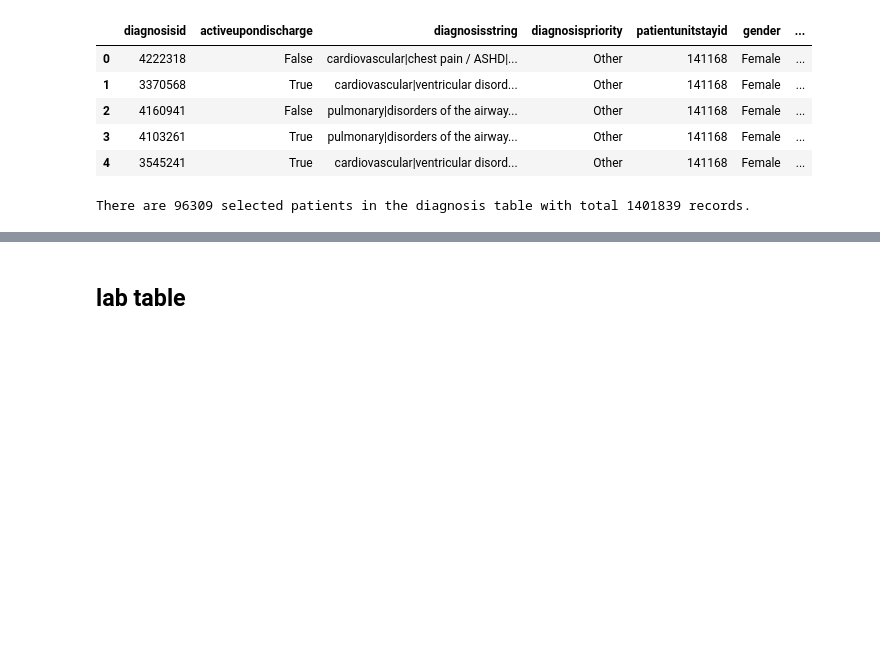
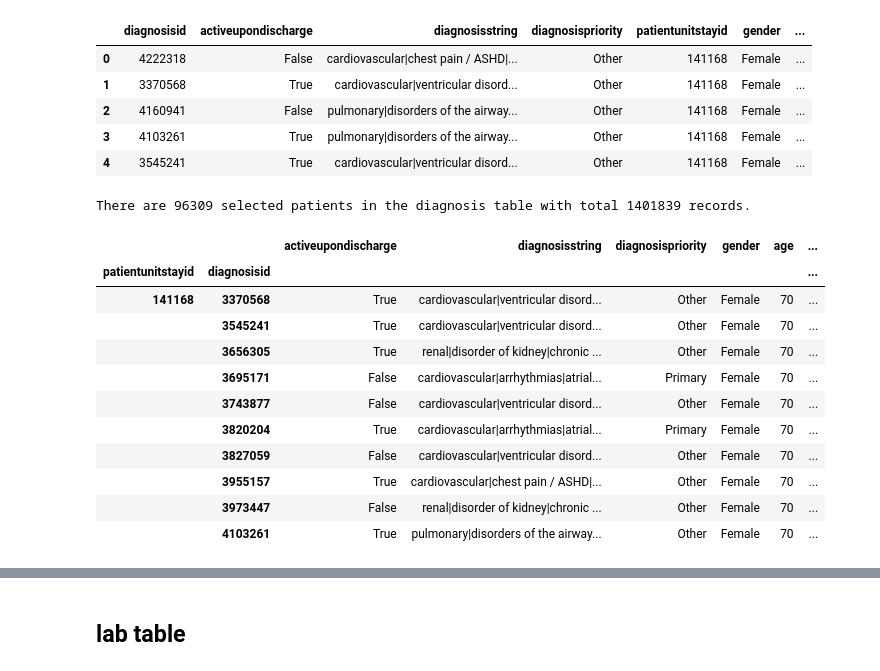
Before and after one commit to joy628/master-project, a Jupyter notebook: data-preprocessing/patient.ipynb, the cells around one changed output, grey strips where cells are left out. Cells and saved outputs as stored; diff of their text form; code cells hidden in the pictures; blank space fills up the shorter version.

Commit message:
analysis dignosis table

```diff
--- a/data-preprocessing/patient.ipynb
+++ b/data-preprocessing/patient.ipynb
@@ -395,3 +557,27 @@ n_diagnosis_selected= len(df_diagnosis_selected['diagnosisid'])
 print("There are {} selected patients in the diagnosis table with total {} records.".format(df_diagnosis_selected['patientunitstayid'].nunique(),n_diagnosis_selected))
 # %% [output]
 There are 96309 selected patients in the diagnosis table with total 1401839 records.
+# %%
+df_diagnosis_selected = pd.read_csv('/Users/meisun/Documents/study/thesis/master project/data-preprocessing/selected_patients_diagnosis.csv')
+# %%
+#  data to be grouped by patients (patientunitstayid) and their specific diagnosis IDs (admissiondxid),
+df_diagnosis_selected  = df_diagnosis_selected .set_index(['patientunitstayid', 'diagnosisid'])
+df_diagnosis_selected .sort_index(level = ['patientunitstayid', 'diagnosisid'], inplace = True)
+df_diagnosis_selected= df_diagnosis_selected[['activeupondischarge', 'diagnosisstring', 'diagnosispriority','gender','age','apacheadmissiondx','unitadmitsource','admissionweight',	'dischargeweight','unitdischargelocation',	'unitdischargestatus']]
+# %%
+# Resample every 5 mins
+# df_addrug_selected.rename(round_up, level = 'admissiondrugid', inplace = True)
+df_diagnosis_selected.head(n=10)
+# %% [output]
+|  |  | activeupondischarge | diagnosisstring | diagnosispriority | gender | age | ... |
+| patientunitstayid | diagnosisid |  |  |  |  |  | ... |
+| 141168 | 3370568 | True | cardiovascular|ventricular disord... | Other | Female | 70 | ... |
+|  | 3545241 | True | cardiovascular|ventricular disord... | Other | Female | 70 | ... |
+|  | 3656305 | True | renal|disorder of kidney|chronic ... | Other | Female | 70 | ... |
+|  | 3695171 | False | cardiovascular|arrhythmias|atrial... | Primary | Female | 70 | ... |
+|  | 3743877 | False | cardiovascular|ventricular disord... | Other | Female | 70 | ... |
+|  | 3820204 | True | cardiovascular|arrhythmias|atrial... | Primary | Female | 70 | ... |
+|  | 3827059 | False | cardiovascular|ventricular disord... | Other | Female | 70 | ... |
+|  | 3955157 | True | cardiovascular|chest pain / ASHD|... | Other | Female | 70 | ... |
+|  | 3973447 | False | renal|disorder of kidney|chronic ... | Other | Female | 70 | ... |
+|  | 4103261 | True | pulmonary|disorders of the airway... | Other | Female | 70 | ... |
```
Also changed, not shown: parts of 15 cells of this notebook.
